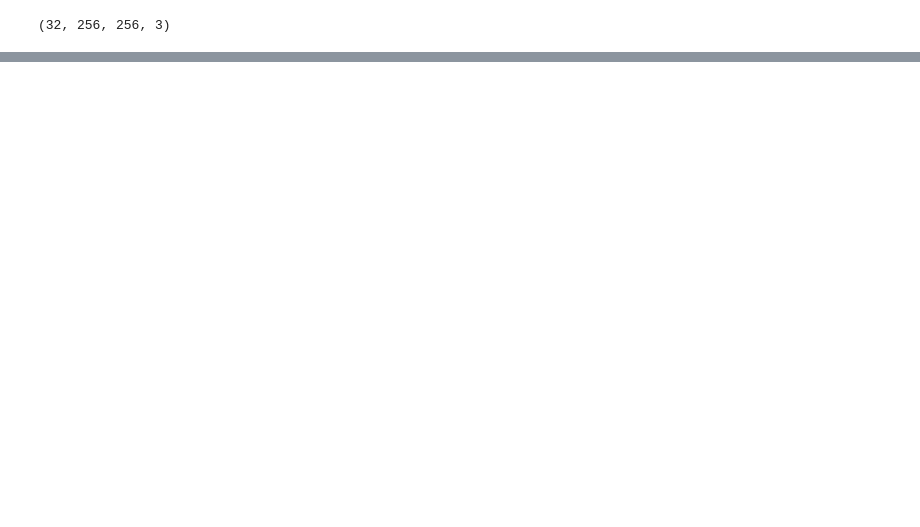
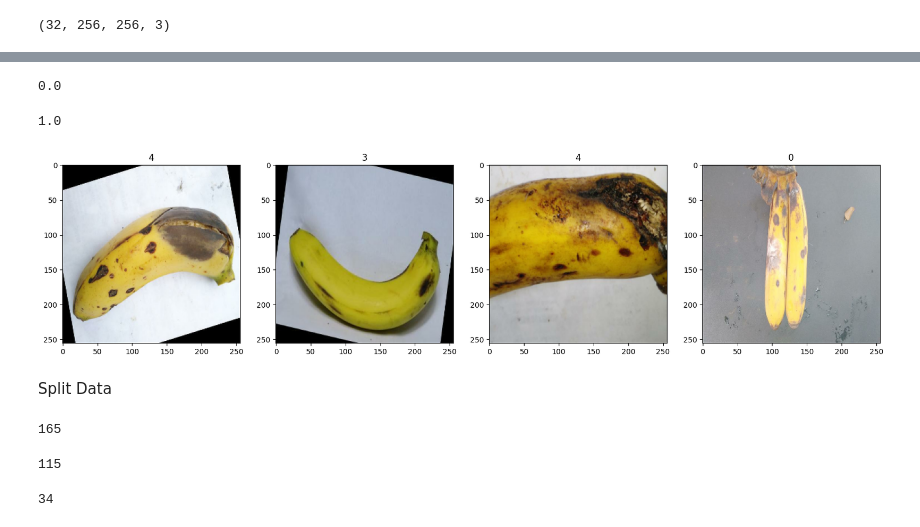
Before and after one commit to Vince501/final_banana, a Jupyter notebook: project_banana.ipynb, the cells around one changed output, grey strips where cells are left out. Drawn from its saved outputs; the diff is of its cells as text; code cells hidden in the pictures; blank space fills up the shorter version.

Commit message:
Scaling & Spliting data

```diff
--- a/project_banana.ipynb
+++ b/project_banana.ipynb
@@ -72,0 +154,30 @@ for idx, img in enumerate(batch[0][:6]):
+# %%
+scaled.min()
+# %% [output]
+0.0
+# %%
+scaled.max()
+# %% [output]
+1.0
+# %%
+# x = Images, y = target variable
+# no transformation on y
+# mapping acrosss elements in the dataset
+data = data.map(lambda x,y: (x/255, y))
+# %%
+scaled_iterator = data.as_numpy_iterator()
+# %%
+batch = scaled_iterator.next()
+# %%
+fig, ax = plt.subplots(ncols=4, figsize=(20,20))
+for idx, img in enumerate(batch[0][:4]):
+    ax[idx].imshow(img)
+    ax[idx].title.set_text(batch[1][idx])
+# %% [output]
+[figure, added]
+# %% [markdown]
+Split Data
+# %%
+len(data)
+# %% [output]
+165
@@ -72,0 +188,8 @@ for idx, img in enumerate(batch[0][:6]):
+# %%
+train_size
+# %% [output]
+115
+# %%
+val_size
+# %% [output]
+34
```
Also changed, not shown: parts of 19 cells of this notebook.
